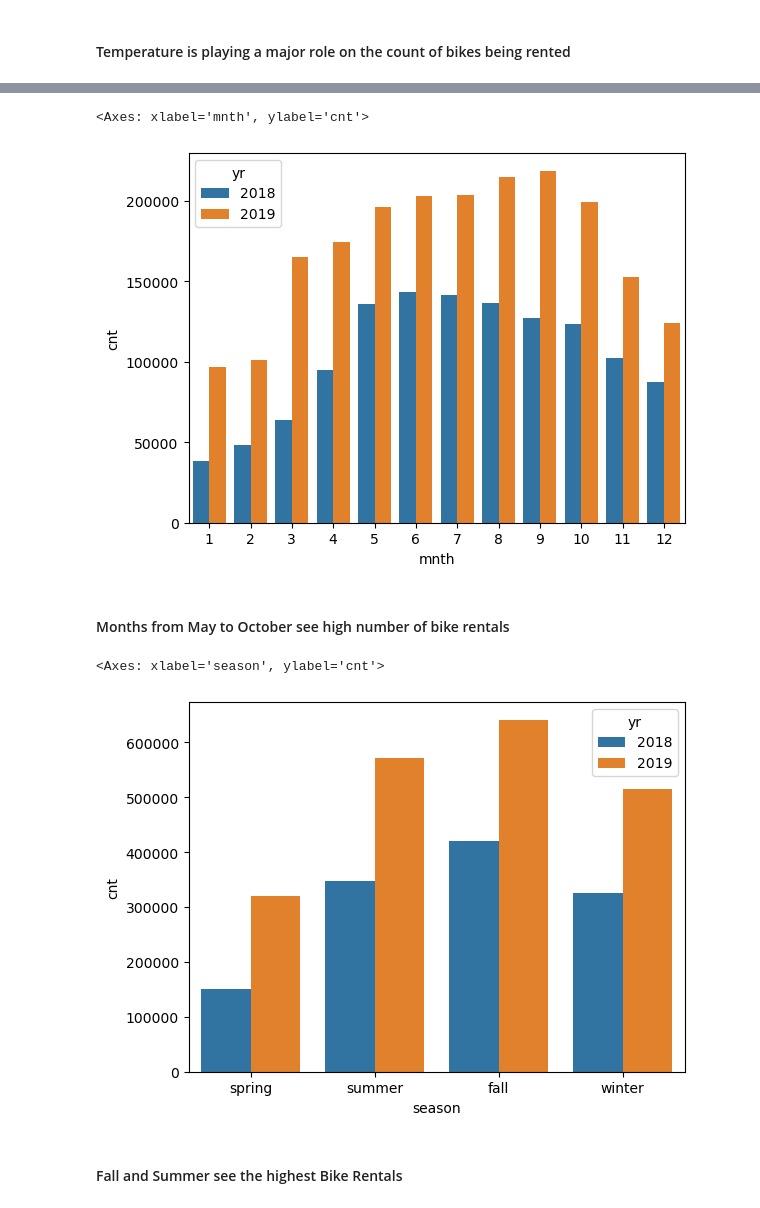
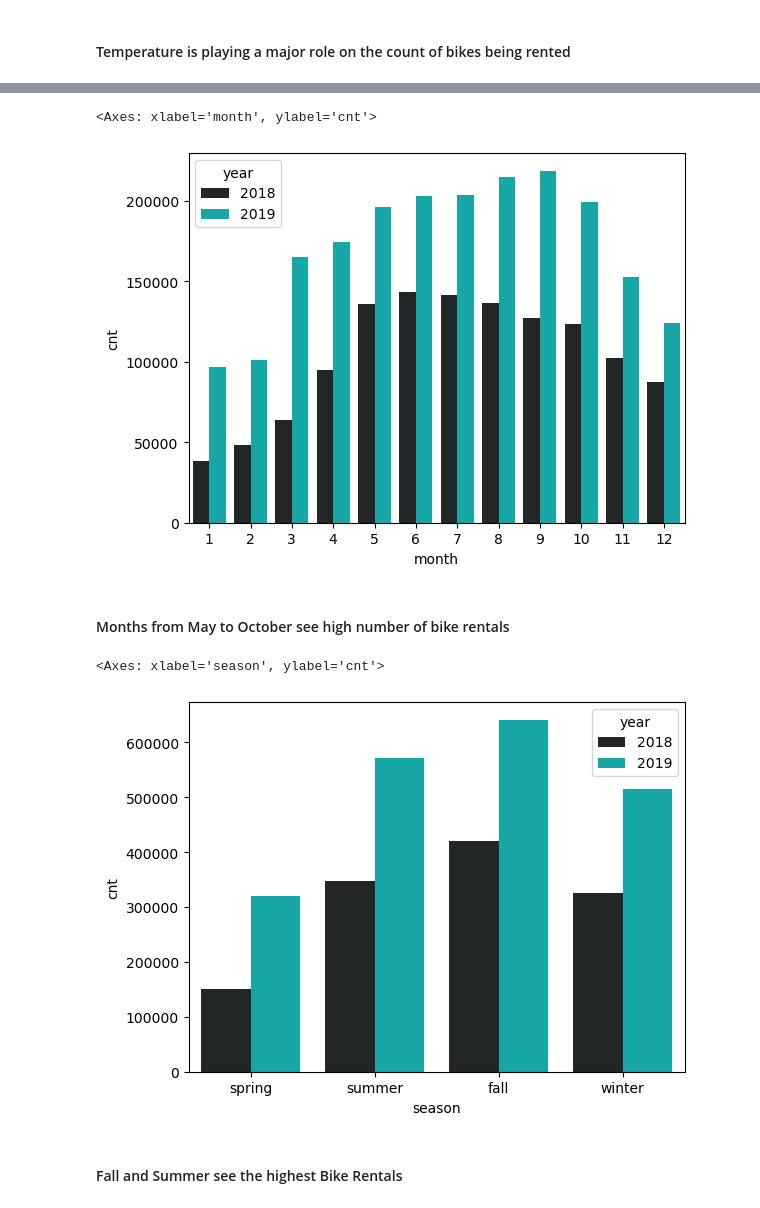
Before and after one commit to Mathur79/BikeSharing, a Jupyter notebook: BikeSharing.ipynb, the cells around one changed output, grey strips where cells are left out. Saved outputs shown, nothing was run; the diff lists cells and outputs as text; code cells hidden in the pictures.

```diff
--- a/BikeSharing.ipynb
+++ b/BikeSharing.ipynb
@@ -82,6 +85,13 @@ df.describe()
 | 50% | 365.500000 | 3.000000 | 0.500000 | 7.000000 | 0.000000 | 3.000000 | 1.000000 | 1.000000 | 20.465826 | 24.368225 | ... |
 | 75% | 547.750000 | 3.000000 | 1.000000 | 10.000000 | 0.000000 | 5.000000 | 1.000000 | 2.000000 | 26.880615 | 30.445775 | ... |
 | max | 730.000000 | 4.000000 | 1.000000 | 12.000000 | 1.000000 | 6.000000 | 1.000000 | 3.000000 | 35.328347 | 42.044800 | ... |
+# %%
+# Extracting Year and Month from dteday
+df['year'] = pd.to_datetime(df['dteday'],format="mixed",dayfirst=True).dt.year
+df['month'] = pd.to_datetime(df['dteday'],format='mixed',dayfirst=True).dt.month
+
+
+df = df.drop(['yr','mnth'],axis=1)
 # %% [markdown]
 Data Analysis
 # %%
@@ -184,21 +194,19 @@ df.head(5)
 # %%
-tempdataframe = df.groupby(['mnth','yr'])['cnt'].sum().reset_index()
-tempdataframe[['yr']] = tempdataframe[['yr']].apply(lambda x: x.map({0:"2018",1:"2019"}))
-sns.barplot(tempdataframe,x='mnth',y='cnt',hue='yr')
+tempdataframe = df.groupby(['month','year'])['cnt'].sum().reset_index()
+sns.barplot(tempdataframe,x='month',y='cnt',hue='year',color='c')
 # %% [output]
-<Axes: xlabel='mnth', ylabel='cnt'>
+<Axes: xlabel='month', ylabel='cnt'>
-[figure, old version]
+[figure, new version]
 # %% [markdown]
 #### Months from May to October see high number of bike rentals
 # %%
-tempdataframe = df.groupby(['season','yr'])['cnt'].sum().reset_index()
-tempdataframe[['yr']] = tempdataframe[['yr']].apply(lambda x: x.map({0:"2018",1:"2019"}))
+tempdataframe = df.groupby(['season','year'])['cnt'].sum().reset_index()
 tempdataframe[['season']] = tempdataframe[['season']].apply(lambda x: x.map({1:"spring",2:"summer",3:"fall",4:"winter"}))
 ,
-sns.barplot(tempdataframe,x='season',y='cnt',hue='yr')
+sns.barplot(tempdataframe,x='season',y='cnt',hue='year',color='c')
 # %% [output]
 <Axes: xlabel='season', ylabel='cnt'>
-[figure, old version]
+[figure, new version]
 # %% [markdown]
 #### Fall and Summer see the highest Bike Rentals
 # %%
```
Also changed, not shown: parts of 41 cells of this notebook.
